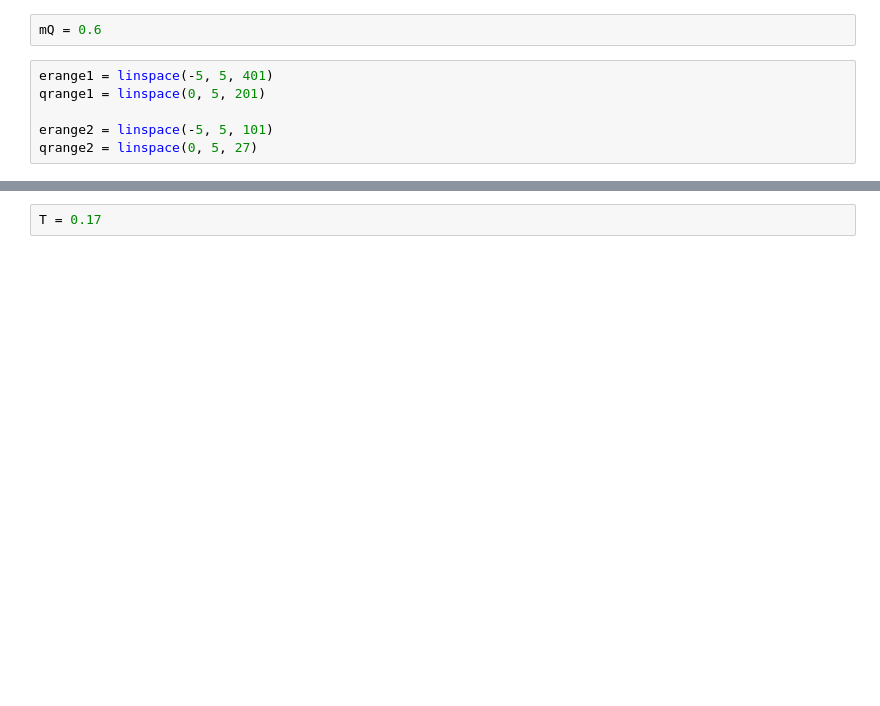
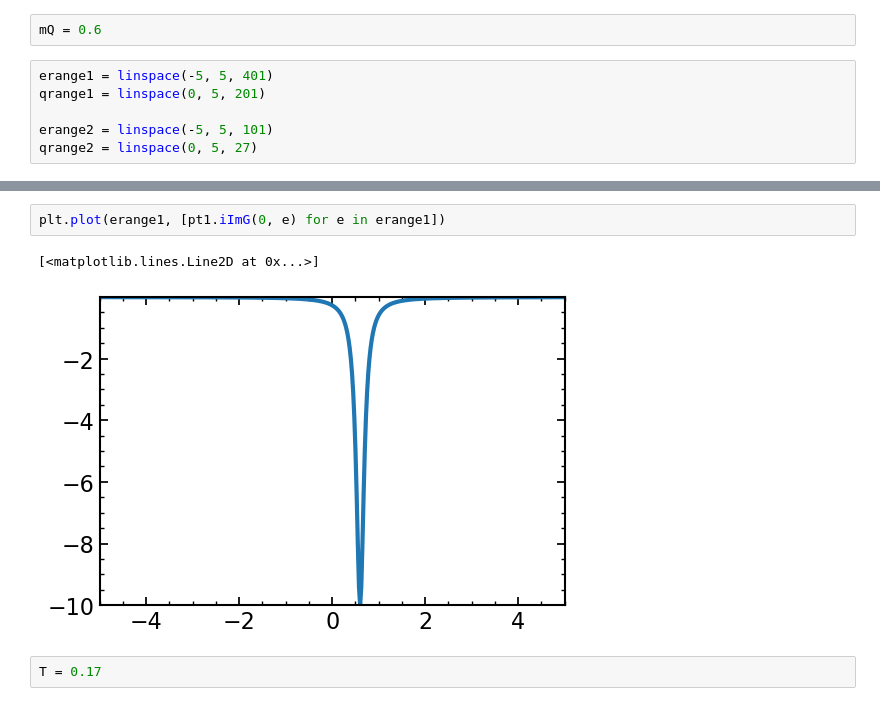
Before and after one commit to k-maslov/TMQGP, a Jupyter notebook: ipy/Quasiparticle/ConvolutionIntegral.ipynb, the cells around one changed output, grey strips where cells are left out. Drawn from its saved outputs; the diff is of its cells as text; blank space fills up the shorter version.

```diff
--- a/ipy/Quasiparticle/ConvolutionIntegral.ipynb
+++ b/ipy/Quasiparticle/ConvolutionIntegral.ipynb
@@ -21,2 +35,7 @@ pt2 = QuarkTM.Particle(mQ, qrange2, erange2)
+# %%
+plt.plot(erange1, [pt1.iImG(0, e) for e in erange1])
+# %% [output]
+[<matplotlib.lines.Line2D at 0x...>]
+[figure, added]
 # %%
 T = 0.17
```
Also changed, not shown: parts of 34 cells of this notebook, 5 other files.
